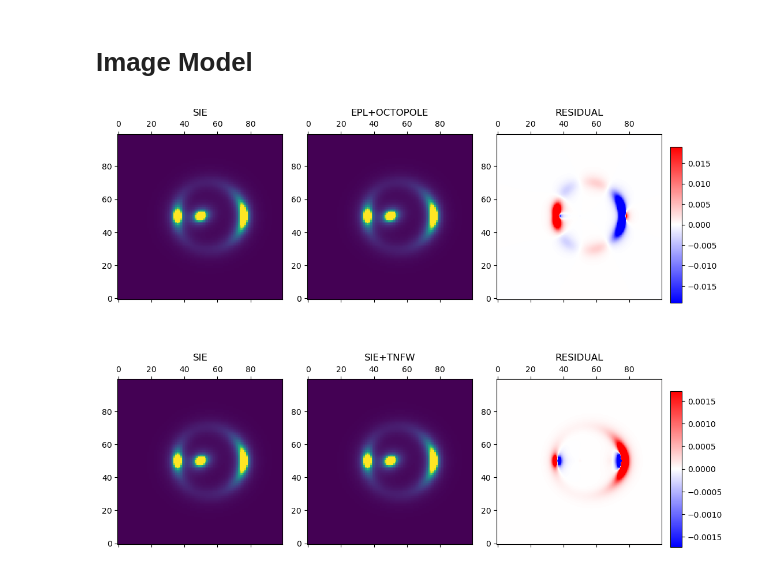
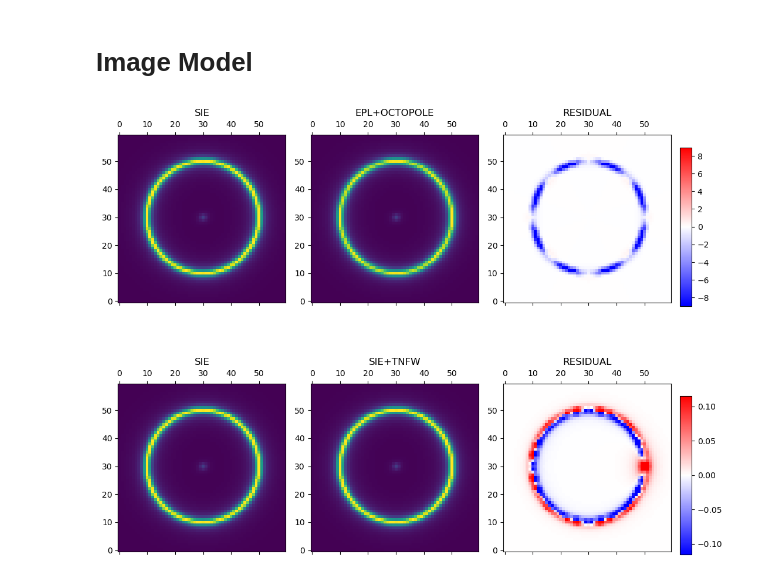
Before and after one commit to tylerjhughes/DarkLensAI, a Jupyter notebook: notebooks/main_lens_model.ipynb, the cells around one changed output. Saved outputs shown, nothing was run; the diff lists cells and outputs as text; code cells hidden in the pictures.

```diff
--- a/notebooks/main_lens_model.ipynb
+++ b/notebooks/main_lens_model.ipynb
@@ -19,10 +24,10 @@ from astropy.cosmology import Planck13
 # %%
 # SOURCE
 source_light_model_list = ['SERSIC_ELLIPSE']
-source_centre_x = 0.3
+source_centre_x = 0
 source_centre_y = 0
 e1_source, e2_source = param_util.phi_q2_ellipticity(phi=0, q=0.9)
-kwargs_source_light = [{'amp': 500, 'R_sersic': 0.1, 'n_sersic': 4, 'e1': e1_source, 'e2': e2_source, 'center_x': source_centre_x, 'center_y': source_centre_y}]
+kwargs_source_light = [{'amp': 500, 'R_sersic': 0.5, 'n_sersic': 4, 'e1': e1_source, 'e2': e2_source, 'center_x': source_centre_x, 'center_y': source_centre_y}]
 
 lightModel_source = LightModel(light_model_list=source_light_model_list)
 
@@ -67,12 +72,12 @@ f.show()
 # Data Model
 # %%
 # import the PixelGrid() class #
-deltaPix = 0.05  # size of pixel in angular coordinates #
+deltaPix = 0.04  # size of pixel in angular coordinates #
 
 # setup the keyword arguments to create the Data() class #
-ra_at_xy_0, dec_at_xy_0 = -2.5, -2.5 # coordinate in angles (RA/DEC) at the position of the pixel edge (0,0)
+ra_at_xy_0, dec_at_xy_0 = -3, -3 # coordinate in angles (RA/DEC) at the position of the pixel edge (0,0)
 transform_pix2angle = np.array([[1, 0], [0, 1]]) * deltaPix  # linear translation matrix of a shift in pixel in a shift in coordinates
-kwargs_pixel = {'nx': 100, 'ny': 100,  # number of pixels per axis
+kwargs_pixel = {'nx': 150, 'ny': 150,  # number of pixels per axis
                 'ra_at_xy_0': ra_at_xy_0,  # RA at pixel (0,0)
                 'dec_at_xy_0': dec_at_xy_0,  # DEC at pixel (0,0)
                 'transform_pix2angle': transform_pix2angle}
@@ -97,7 +102,7 @@ kernel = psf.kernel_point_source
 # Image Model
 # %%
 # define the numerics #
-kwargs_numerics = {'supersampling_factor': 1, # each pixel gets super-sampled (in each axis direction)
+kwargs_numerics = {'supersampling_factor': 10, # each pixel gets super-sampled (in each axis direction)
                   'supersampling_convolution': False}
 
 # SIE
@@ -148,31 +153,31 @@ vmax_residual = np.max([np.abs(np.percentile(image_boxydisky-image_sie, 99)), np
 f, axes = plt.subplots(2, 3, figsize=(10, 9))
 axes[0,0].matshow(image_sie, origin='lower', vmax=vmax)
 axes[0,1].matshow(image_boxydisky, origin='lower', vmax=vmax)
 axes[0,2].matshow(image_boxydisky-image_sie, origin='lower', cmap='bwr',vmax=vmax_residual, vmin=-vmax_residual )
 
 axes[0,0].set_title("SIE")
 axes[0,1].set_title("EPL+OCTOPOLE")
 axes[0,2].set_title("RESIDUAL")
 
 # add colourbar to the third plot
 cax = f.add_axes([1, 0.57, 0.02, 0.3])
 f.colorbar(axes[0,2].imshow(image_boxydisky-image_sie, origin='lower', cmap='bwr', vmax=vmax_residual, vmin=-vmax_residual), cax=cax)
 
 vmax_residual = np.max([np.abs(np.percentile(image_sie_tnfw-image_sie, 99)), np.abs(np.percentile(image_sie_tnfw-image_sie, 1))])
 
 axes[1,0].matshow(image_sie, origin='lower', vmax=vmax)
 axes[1,1].matshow(image_sie_tnfw, origin='lower', vmax=vmax)
 axes[1,2].matshow(image_sie_tnfw-image_sie, origin='lower', cmap='bwr', vmax=vmax_residual, vmin=-vmax_residual)
 
 axes[1,0].set_title("SIE")
 axes[1,1].set_title("SIE+TNFW")
 axes[1,2].set_title("RESIDUAL")
 
 # add colourbar to the third plot
 cax = f.add_axes([1, 0.1, 0.02, 0.3])
 f.colorbar(axes[1,2].imshow(image_sie_tnfw-image_sie, origin='lower', cmap='bwr', vmax=vmax_residual, vmin=-vmax_residual), cax=cax)
 
 f.tight_layout()
 plt.show()
 # %% [output]
-[figure, old version]
+[figure, new version]
```
Also changed, not shown: parts of 16 cells of this notebook, 8 other files.
